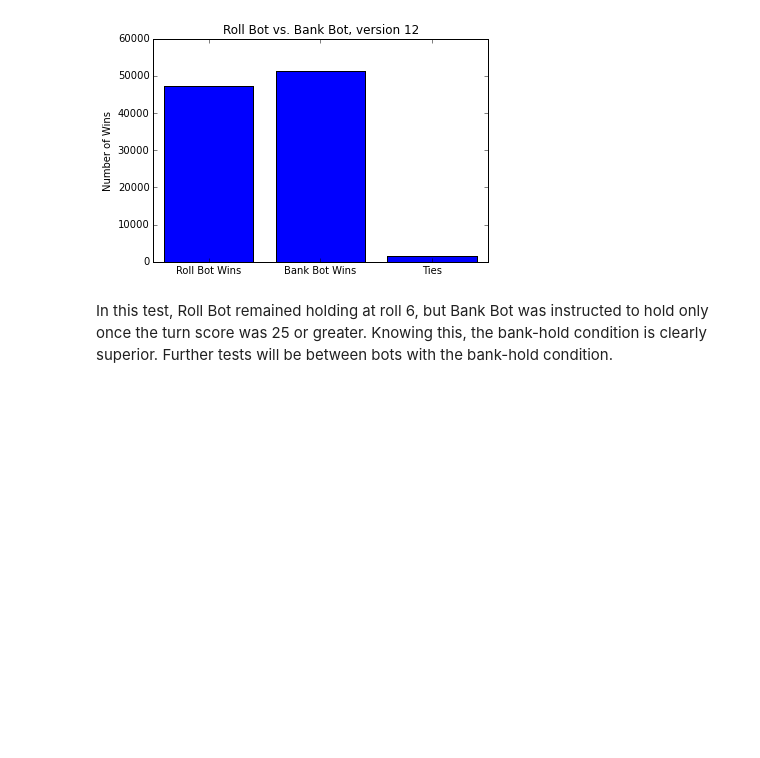
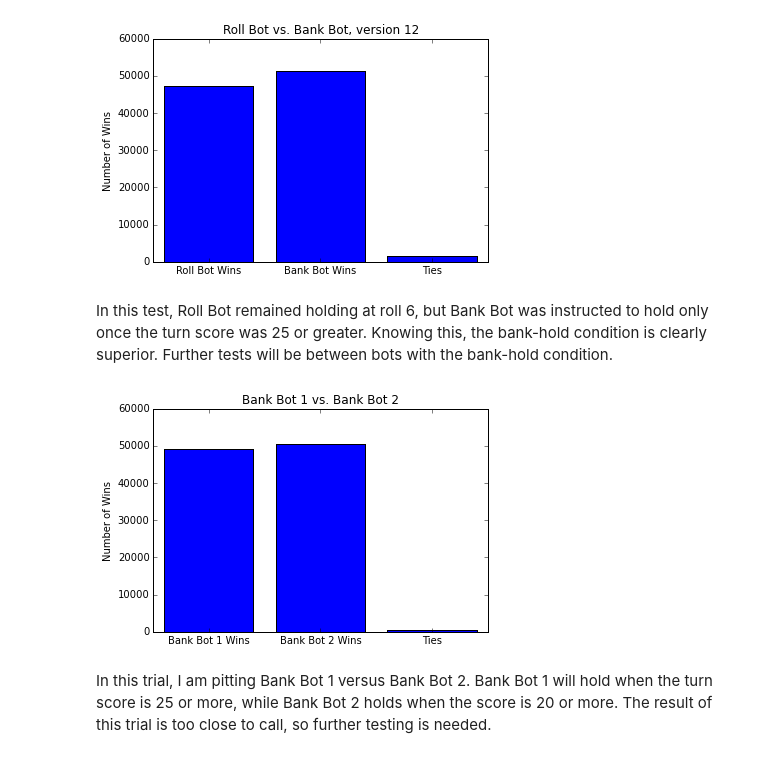
Before and after one commit to tiy-gvl-python-2015-09/ultimate-pig, a Jupyter notebook: This is the one to look at.ipynb, the cells around one changed output. Drawn from its saved outputs; the diff is of its cells as text; code cells hidden in the pictures; blank space fills up the shorter version.

Commit message:
Testing of bank bots against each other

```diff
--- a/This is the one to look at.ipynb
+++ b/This is the one to look at.ipynb
@@ -82,7 +82,31 @@ class Roll_Bot(Basic_Computer_Player):
                 else:
                     computer_to_roll = True
 
-class Bank_Bot(Basic_Computer_Player):
+class Bank_Bot1(Basic_Computer_Player):
+
+    def computer_turn(self):
+        computer_turn_bank = 0
+        computer_to_roll = True
+        while computer_to_roll == True:
+            computer_roll_num = self.computer_roll()
+            if computer_roll_num == 1:
+                computer_turn_bank = 0
+                computer_to_roll = False
+                return computer_turn_bank
+            else:
+                computer_turn_bank += computer_roll_num
+                if computer_turn_bank >= 24:
+                    computer_decision = "h"
+                else:
+                    computer_decision = "r"
+                if computer_decision == 'h':
+                    computer_to_roll = False
+                    return computer_turn_bank
+                else:
+                    computer_to_roll = True
+
+
+class Bank_Bot2(Basic_Computer_Player):
 
     def computer_turn(self):
         computer_turn_bank = 0
@@ -108,8 +132,8 @@ class Bank_Bot(Basic_Computer_Player):
 class Game:
 
     def __init__(self):
-        self.computer1 = Roll_Bot()
-        self.computer2 = Bank_Bot()
+        self.computer1 = Bank_Bot1()
+        self.computer2 = Bank_Bot2()
 
     def play_round(self):
         x = self.computer1.computer_turn()
@@ -356,3 +380,17 @@ plt.show()
 [figure]
 # %% [markdown]
 In this test, Roll Bot remained holding at roll 6, but Bank Bot was instructed to hold only once the turn score was 25 or greater.  Knowing this, the bank-hold condition is clearly superior.  Further tests will be between bots with the bank-hold condition.
+# %%
+bank_bot_trial = game.run_n_trials(1000, 100)
+bank_bot_trial_wins = win_count(bank_bot_trial)
+# %%
+x1 = ["Bank Bot 1 Wins", "Bank Bot 2 Wins", "Ties"]
+plt.bar(range(len(bank_bot_trial_wins)), bank_bot_trial_wins, align='center')
+plt.xticks(range(len(one_smart_bot_wins)), x1)
+plt.title("Bank Bot 1 vs. Bank Bot 2")
+plt.ylabel("Number of Wins")
+plt.show()
+# %% [output]
+[figure, added]
+# %% [markdown]
+In this trial, I am pitting Bank Bot 1 versus Bank Bot 2.  Bank Bot 1 will hold when the turn score is 25 or more, while Bank Bot 2 holds when the score is 20 or more.  The result of this trial is too close to call, so further testing is needed.
```
Also changed, not shown: parts of 14 cells of this notebook.
